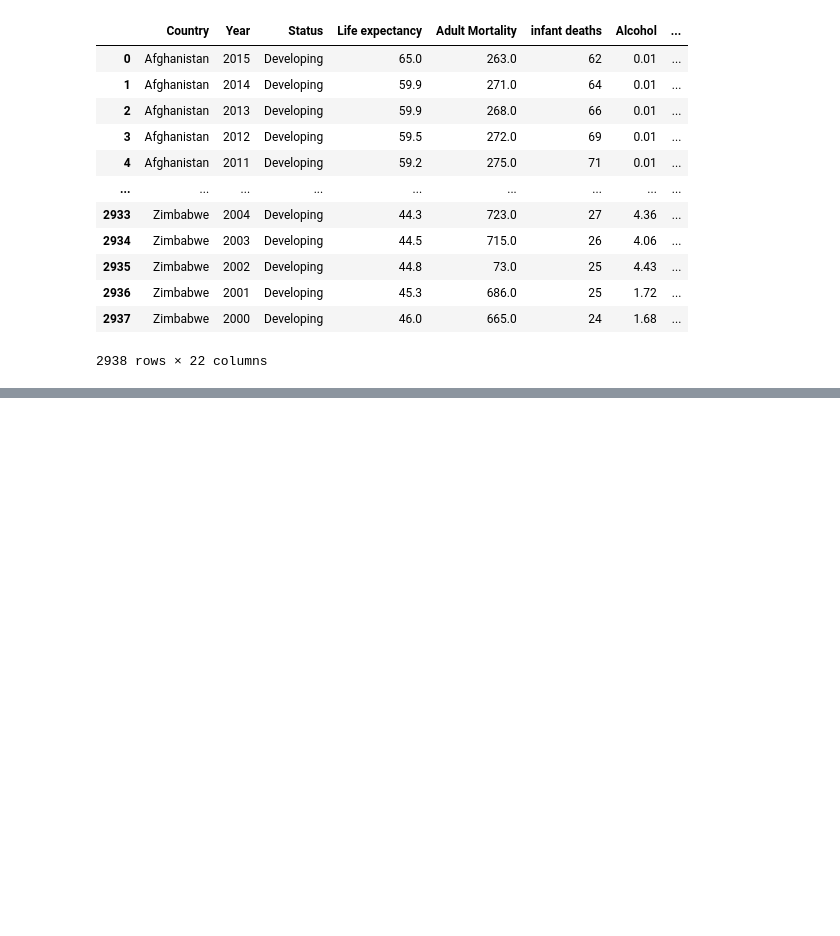
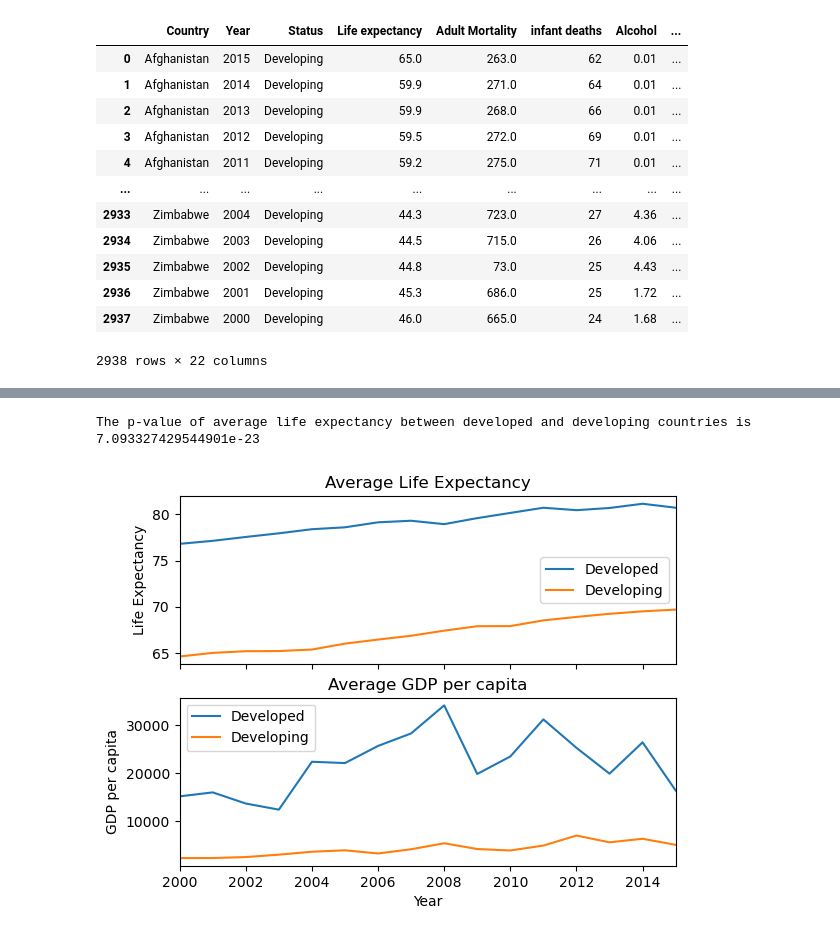
Before and after one commit to rachj14/project-one, a Jupyter notebook: life-expectancy.ipynb, the cells around one changed output, grey strips where cells are left out. Saved outputs shown, nothing was run; the diff lists cells and outputs as text; code cells hidden in the pictures; blank space fills up the shorter version.

```diff
--- a/life-expectancy.ipynb
+++ b/life-expectancy.ipynb
@@ -60,0 +130,25 @@ gender_region_df
+# %%
+life_statistic, life_pvalue = stats.ttest_ind(developed_life, developing_life, equal_var=False)
+print(f"The p-value of average life expectancy between developed and developing countries is {life_pvalue}")
+
+
+fig, (ax1, ax2) = plt.subplots(2, sharex=True)
+
+ax1.set_xlim(min(total_years), max(total_years))
+ax1.plot(total_years, developed_lifemean, label="Developed")
+ax1.plot(total_years, developing_lifemean, label="Developing")
+ax1.set_title("Average Life Expectancy")
+ax1.set_ylabel("Life Expectancy")
+ax1.legend()
+
+ax2.plot(total_years, developed_gdpmean, label="Developed")
+ax2.plot(total_years, developing_gdpmean, label="Developing")
+ax2.set_title("Average GDP per capita")
+ax2.set_ylabel("GDP per capita")
+ax2.set_xlabel("Year")
+ax2.legend()
+
+plt.show()
+# %% [output]
+The p-value of average life expectancy between developed and developing countries is 7.093327429544901e-23
+[figure, added]
```
Also changed, not shown: parts of 19 cells of this notebook, 4 other files.
